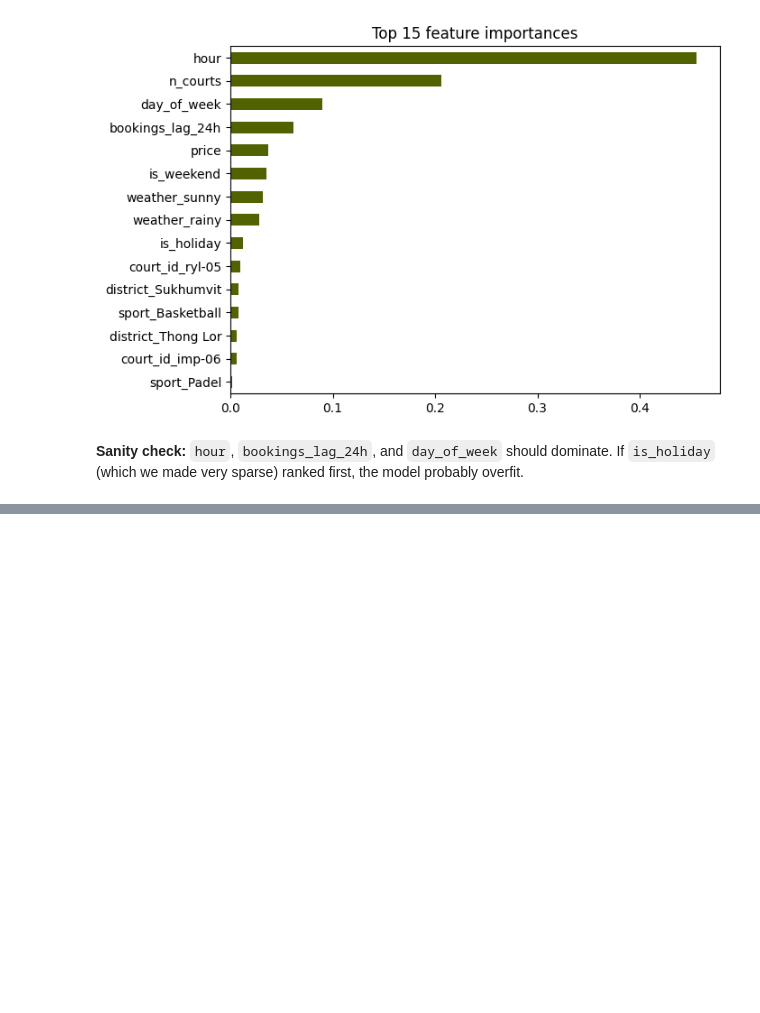
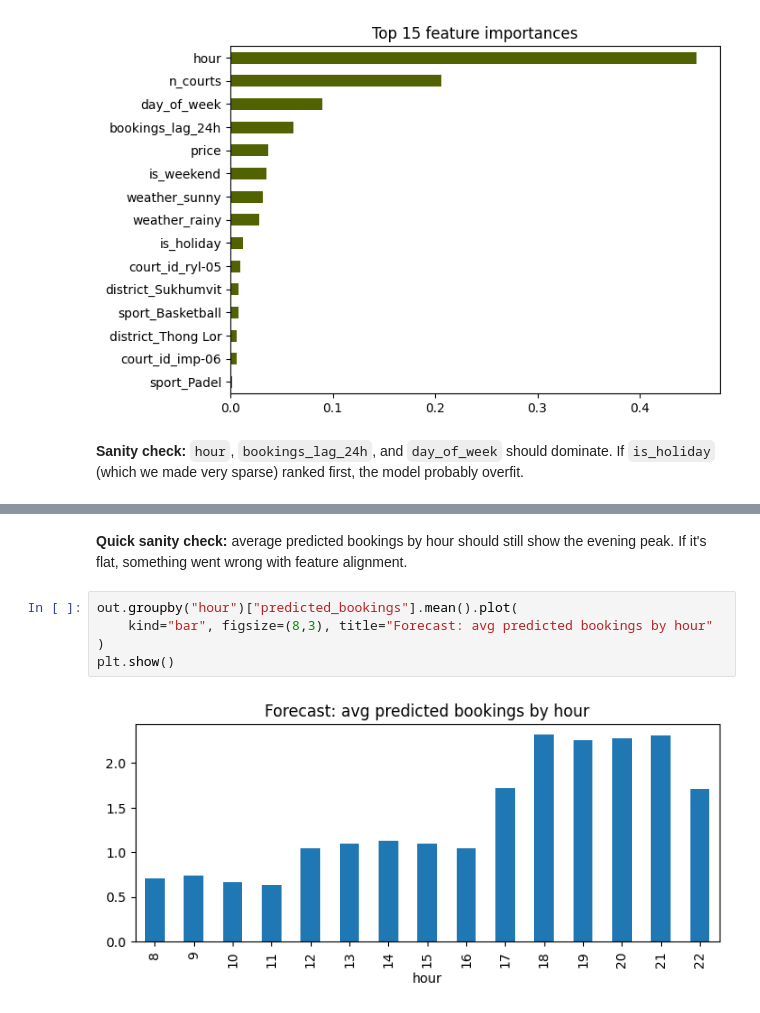
Before and after one commit to QuadrupleBeansStars/zpots, a Jupyter notebook: ml/notebooks/01_demand_forecasting.ipynb, the cells around one changed output, grey strips where cells are left out. Cells and saved outputs as stored; diff of their text form; blank space fills up the shorter version.

Commit message:
feat(ml): notebook 1 forecast generation + saved artifacts
Co-Authored-By: Claude Sonnet 4.6 <noreply@anthropic.com>

```diff
--- a/ml/notebooks/01_demand_forecasting.ipynb
+++ b/ml/notebooks/01_demand_forecasting.ipynb
@@ -227,0 +287,10 @@ If `is_holiday` (which we made very sparse) ranked first, the model probably ove
+# %% [markdown]
+**Quick sanity check:** average predicted bookings by hour should still show
+the evening peak. If it's flat, something went wrong with feature alignment.
+# %%
+out.groupby("hour")["predicted_bookings"].mean().plot(
+    kind="bar", figsize=(8,3), title="Forecast: avg predicted bookings by hour"
+)
+plt.show()
+# %% [output]
+[figure, added]
```
Also changed, not shown: parts of 2 cells of this notebook, 3 other files.
